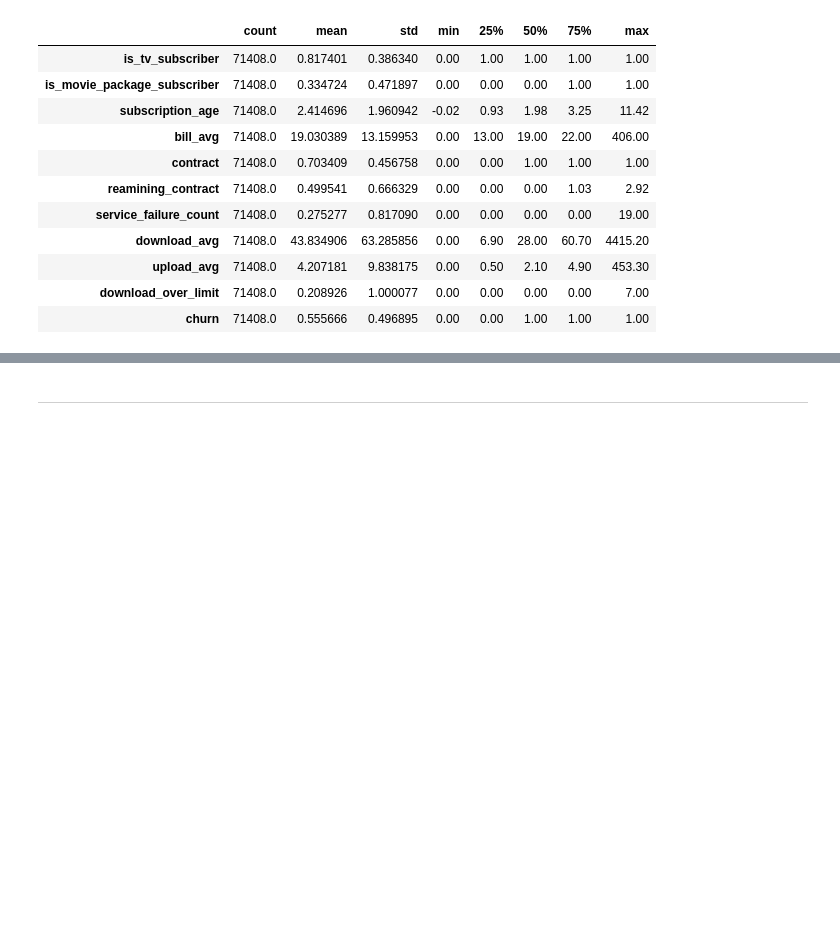
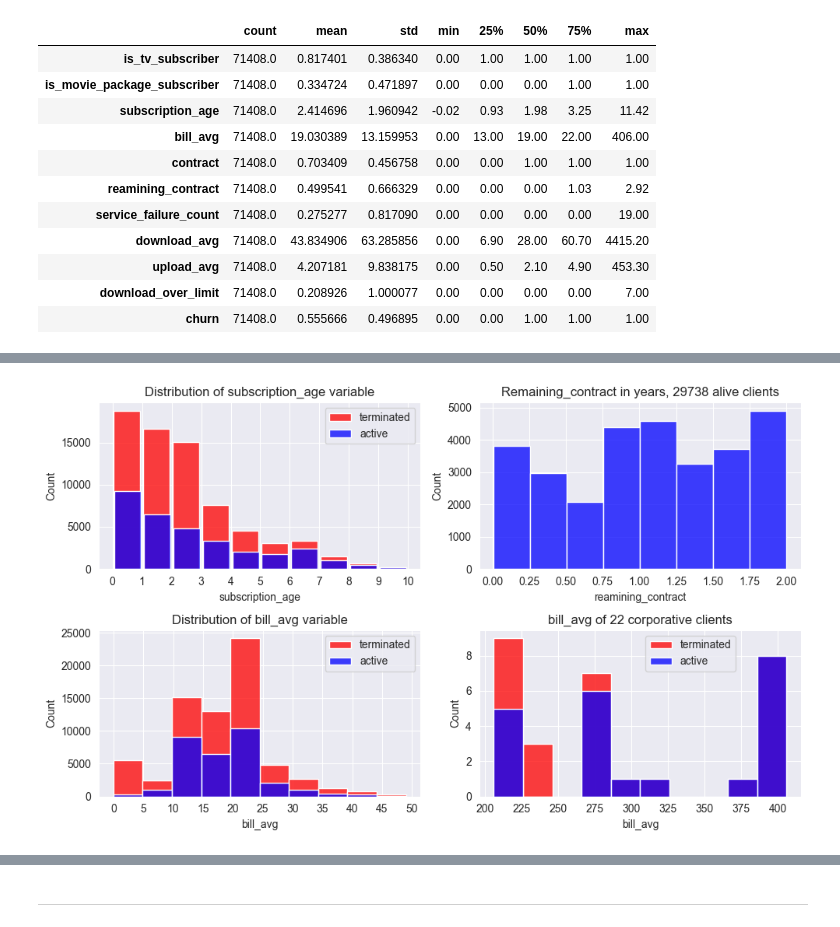
Before and after one commit to serzhu/DS_final_project, a Jupyter notebook: notebooks/internet_service_churn_Serhii.ipynb, the cells around one changed output, grey strips where cells are left out. Cells and saved outputs as stored; diff of their text form; code cells hidden in the pictures; blank space fills up the shorter version.

```diff
--- a/notebooks/internet_service_churn_Serhii.ipynb
+++ b/notebooks/internet_service_churn_Serhii.ipynb
@@ -190,0 +198,3 @@ df.iloc[:, 1:].describe().transpose()
+# %%
+alive = df[df['churn'] == 0]
+die = df[df['churn'] == 1]
@@ -190,0 +229,31 @@ df.iloc[:, 1:].describe().transpose()
+# %%
+fig, axs = plt.subplots(2, 2, figsize=(10, 6))
+
+sns.histplot(df[df['subscription_age']<10]['subscription_age'], bins=10, color='r', ax=axs[0, 0], shrink=0.9, label='terminated')
+sns.histplot(alive[alive['subscription_age']<10]['subscription_age'], bins=10, color='b', ax=axs[0, 0], shrink=0.9, label='active')
+axs[0, 0].set_xticks(np.arange(0, 11, 1))
+axs[0, 0].set_title("Distribution of subscription_age variable")
+axs[0, 0].legend(loc="upper right")
+
+
+reamining_contract = alive[(alive['reamining_contract']>0)&(alive['reamining_contract']<=2)]['reamining_contract']
+sns.histplot(reamining_contract ,bins=8, color='b', ax=axs[0, 1])
+axs[0, 1].set_title(f"Remaining_contract in years, {len(reamining_contract)} alive clients")
+
+sns.histplot(df[df['bill_avg'] < 50]['bill_avg'], bins=10, color='r', ax=axs[1, 0], label='terminated')
+sns.histplot(alive[alive['bill_avg'] < 50]['bill_avg'], bins=10, color='b', ax=axs[1, 0], label='active')
+axs[1, 0].set_xticks(np.arange(0, 51, 5))
+axs[1, 0].set_title("Distribution of bill_avg variable")
+axs[1, 0].legend(loc="upper right")
+
+
+corp_client = len(alive[alive['bill_avg'] >= 200]['bill_avg'])
+sns.histplot(df[df['bill_avg'] >= 200]['bill_avg'], bins=10, color='r', ax=axs[1, 1], label='terminated')
+sns.histplot(alive[alive['bill_avg'] >= 200]['bill_avg'], bins=10, color='b', ax=axs[1, 1], label='active')
+axs[1, 1].set_title(f"bill_avg of {corp_client} corporative clients")
+axs[1, 1].legend(loc="best", bbox_to_anchor=(0.5, 0.5, 0.5, 0.5))
+
+plt.tight_layout()
+plt.show()
+# %% [output]
+[figure, added]
```
Also changed, not shown: parts of 29 cells of this notebook.
